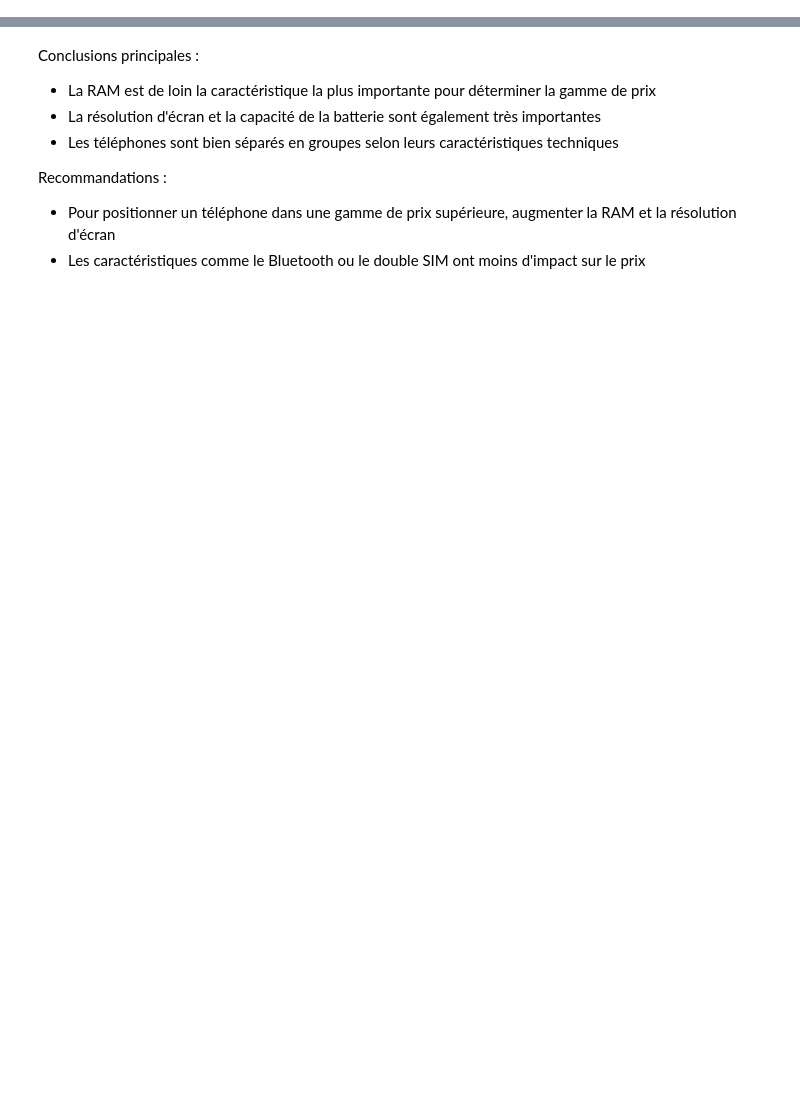
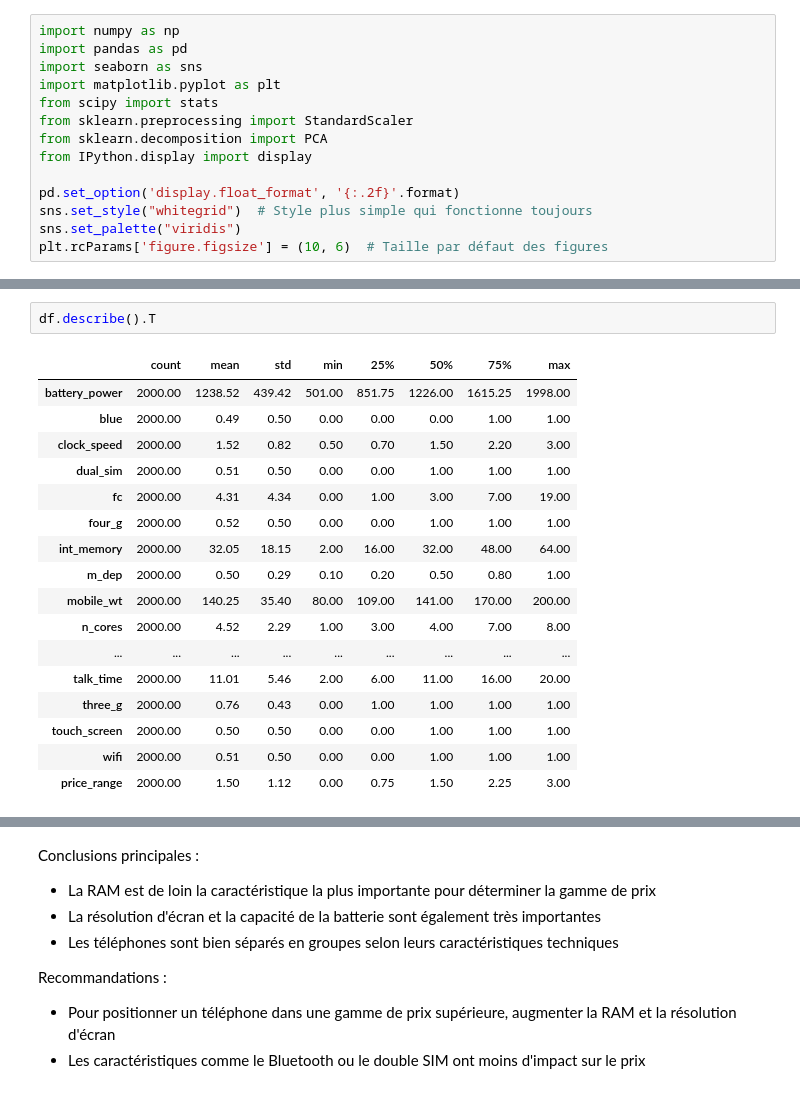
Before and after one commit to Karim7578/GenAIBootcamp, a Jupyter notebook: GenAI/Week4/Day4/DailyChallenge/Daily_Challenge.ipynb, the cells around one changed output, grey strips where cells are left out. Saved outputs shown, nothing was run; the diff lists cells and outputs as text; blank space fills up the shorter version.

```diff
--- a/GenAI/Week4/Day4/DailyChallenge/Daily_Challenge.ipynb
+++ b/GenAI/Week4/Day4/DailyChallenge/Daily_Challenge.ipynb
@@ -270,0 +5,14 @@ plt.show()
+# %%
+import numpy as np
+import pandas as pd
+import seaborn as sns
+import matplotlib.pyplot as plt
+from scipy import stats
+from sklearn.preprocessing import StandardScaler
+from sklearn.decomposition import PCA
+from IPython.display import display
+
+pd.set_option('display.float_format', '{:.2f}'.format)
+sns.set_style("whitegrid")  # Style plus simple qui fonctionne toujours
+sns.set_palette("viridis")
+plt.rcParams['figure.figsize'] = (10, 6)  # Taille par défaut des figures
@@ -270,0 +52,20 @@ plt.show()
+# %%
+df.describe().T
+# %% [output]
+|  | count | mean | std | min | 25% | 50% | 75% | max |
+| battery_power | 2000.00 | 1238.52 | 439.42 | 501.00 | 851.75 | 1226.00 | 1615.25 | 1998.00 |
+| blue | 2000.00 | 0.49 | 0.50 | 0.00 | 0.00 | 0.00 | 1.00 | 1.00 |
+| clock_speed | 2000.00 | 1.52 | 0.82 | 0.50 | 0.70 | 1.50 | 2.20 | 3.00 |
+| dual_sim | 2000.00 | 0.51 | 0.50 | 0.00 | 0.00 | 1.00 | 1.00 | 1.00 |
+| fc | 2000.00 | 4.31 | 4.34 | 0.00 | 1.00 | 3.00 | 7.00 | 19.00 |
+| four_g | 2000.00 | 0.52 | 0.50 | 0.00 | 0.00 | 1.00 | 1.00 | 1.00 |
+| int_memory | 2000.00 | 32.05 | 18.15 | 2.00 | 16.00 | 32.00 | 48.00 | 64.00 |
+| m_dep | 2000.00 | 0.50 | 0.29 | 0.10 | 0.20 | 0.50 | 0.80 | 1.00 |
+| mobile_wt | 2000.00 | 140.25 | 35.40 | 80.00 | 109.00 | 141.00 | 170.00 | 200.00 |
+| n_cores | 2000.00 | 4.52 | 2.29 | 1.00 | 3.00 | 4.00 | 7.00 | 8.00 |
+| ... | ... | ... | ... | ... | ... | ... | ... | ... |
+| talk_time | 2000.00 | 11.01 | 5.46 | 2.00 | 6.00 | 11.00 | 16.00 | 20.00 |
+| three_g | 2000.00 | 0.76 | 0.43 | 0.00 | 1.00 | 1.00 | 1.00 | 1.00 |
+| touch_screen | 2000.00 | 0.50 | 0.50 | 0.00 | 0.00 | 1.00 | 1.00 | 1.00 |
+| wifi | 2000.00 | 0.51 | 0.50 | 0.00 | 0.00 | 1.00 | 1.00 | 1.00 |
+| price_range | 2000.00 | 1.50 | 1.12 | 0.00 | 0.75 | 1.50 | 2.25 | 3.00 |
```
Also changed, not shown: parts of 18 cells of this notebook.
